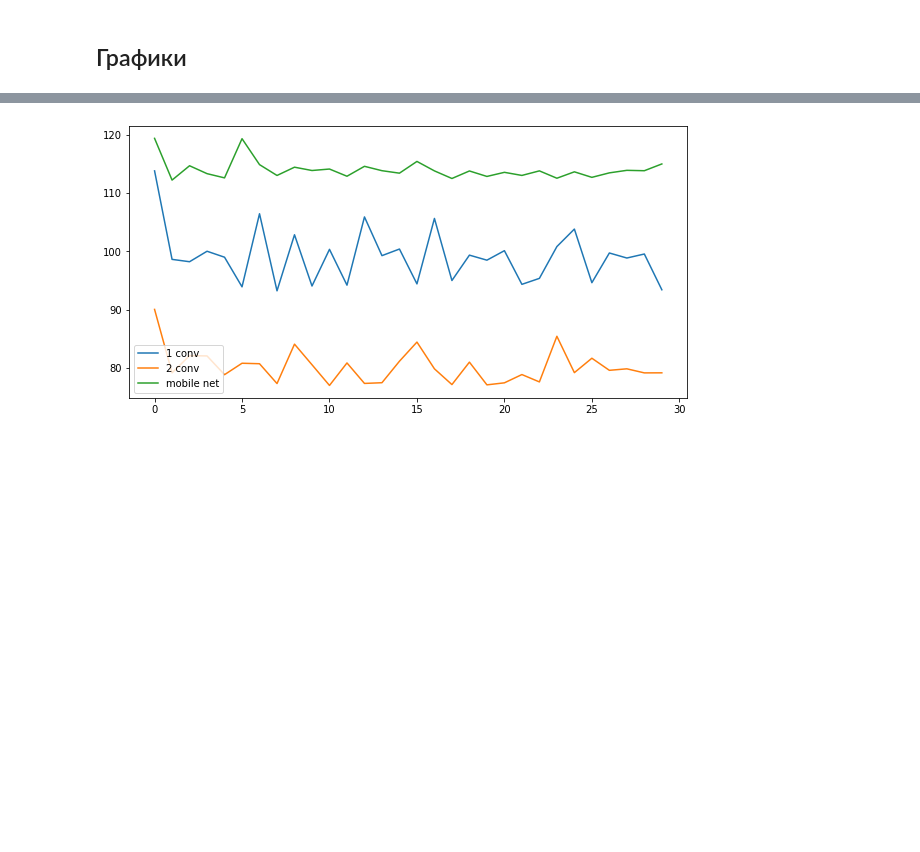
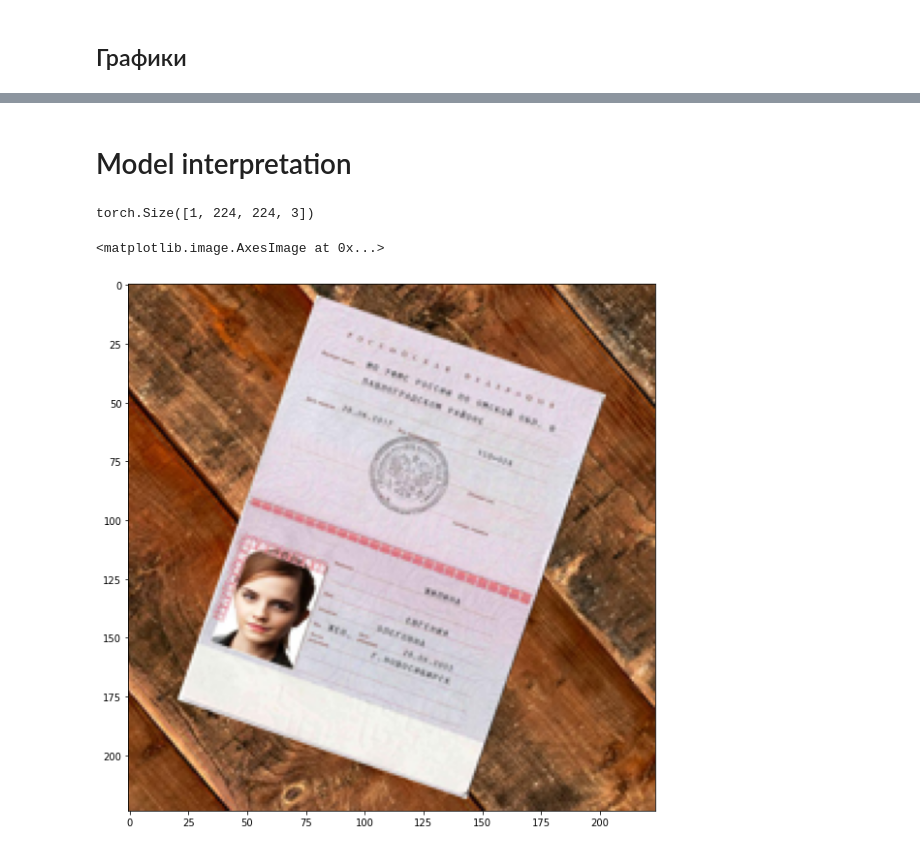
Before and after one commit to lpetrov02/passport-recognition, a Jupyter notebook: background_test.ipynb, the cells around one changed output, grey strips where cells are left out. Drawn from its saved outputs; the diff is of its cells as text; code cells hidden in the pictures; blank space fills up the shorter version.

```diff
--- a/background_test.ipynb
+++ b/background_test.ipynb
@@ -314,9 +203,2 @@ plt.show()
-# %%
-plt.figure(figsize=(10, 5))
-
-for i, label in enumerate(labels):
-    plt.plot(np.arange(len(time[i])), time[i], label=label)
-plt.legend()
-plt.show()
-# %% [output]
-[figure, removed]
+# %% [markdown]
+# Model interpretation
@@ -322,0 +212,18 @@ plt.show()
+# %%
+gen = pt.Generator(n_classes=61, batch_size=1, PREFIX=PREFIX)
+gen.initialize(backs[1: 2], images[500: 501], rotate_background=True)
+
+input_data = None
+for x in gen:
+    input_data = x[0].transpose(1, 2).transpose(2, 3)
+    break
+
+print(input_data.shape)
+# %% [output]
+torch.Size([1, 224, 224, 3])
+# %%
+plt.figure(figsize=(10, 10))
+plt.imshow(input_data[0] / 255)
+# %% [output]
+<matplotlib.image.AxesImage at 0x...>
+[figure, added]
```
Also changed, not shown: parts of 26 cells of this notebook, 6 other files.
